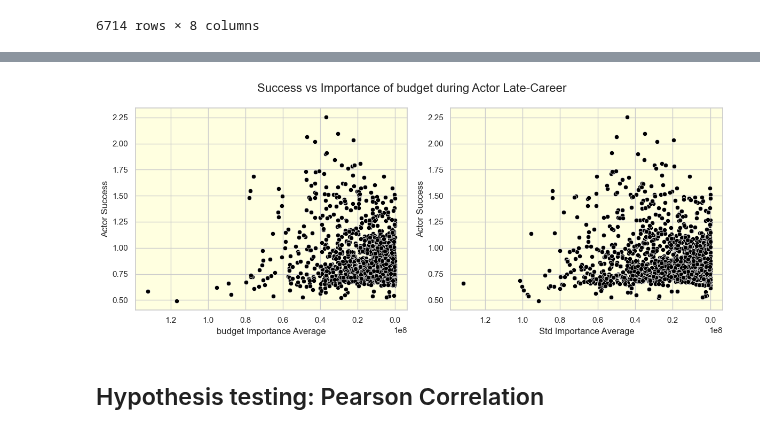
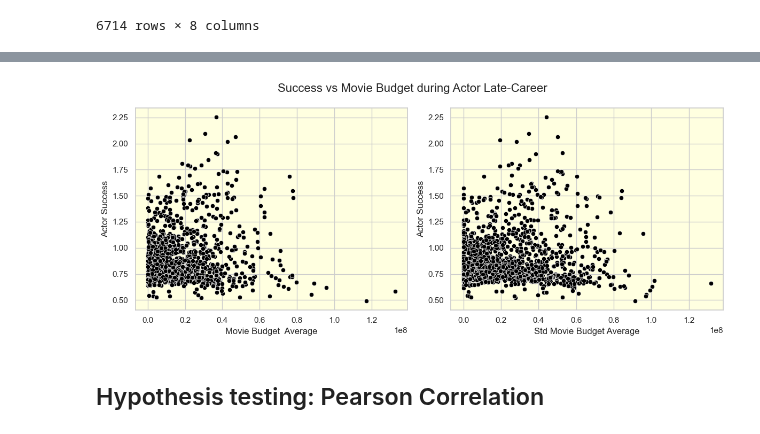
Before and after one commit to epfl-ada/ada-2023-project-cinemada, a Jupyter notebook: Preprocessing/analysis_budget.ipynb, the cells around one changed output, grey strips where cells are left out. Saved outputs shown, nothing was run; the diff lists cells and outputs as text; code cells hidden in the pictures.

```diff
--- a/Preprocessing/analysis_budget.ipynb
+++ b/Preprocessing/analysis_budget.ipynb
@@ -107,30 +107,28 @@ plt.show()
 # %%
 
 fig1, axes = plt.subplots(nrows=1, ncols=2, figsize=(12, 5))
 fig1.suptitle('Success vs Movie Budget during Actor Late-Career', fontsize=16)
 axes = axes.flatten()
 sns.set_theme()
 sns.set(style="whitegrid")
 
 sns.scatterplot(x=avg_budget_end, y=success_end, ax=axes[0], color='black')
 axes[0].set_xlabel('Movie Budget  Average')
 axes[0].set_ylabel('Actor Success')
 axes[0].set_facecolor(light_yellow)
 
 # Plot 2: Success vs budget Standard Deviation
 sns.scatterplot(x=std_budget_end, y=success_end, ax=axes[1], color='black')
 axes[1].set_xlabel('Std Movie Budget Average')
 axes[1].set_ylabel('Actor Success')
 axes[1].set_facecolor(light_yellow)
 
-# Flip the x-axis so that the highest average budget importance is on the left
-axes[0].invert_xaxis()
-axes[1].invert_xaxis()
+
 
 plt.tight_layout()
 plt.show()
 # %% [output]
-[figure, old version]
+[figure, new version]
 # %% [markdown]
 ## Hypothesis testing: Pearson Correlation
 # %%
```
Also changed, not shown: parts of 3 cells of this notebook, 1 other file.
